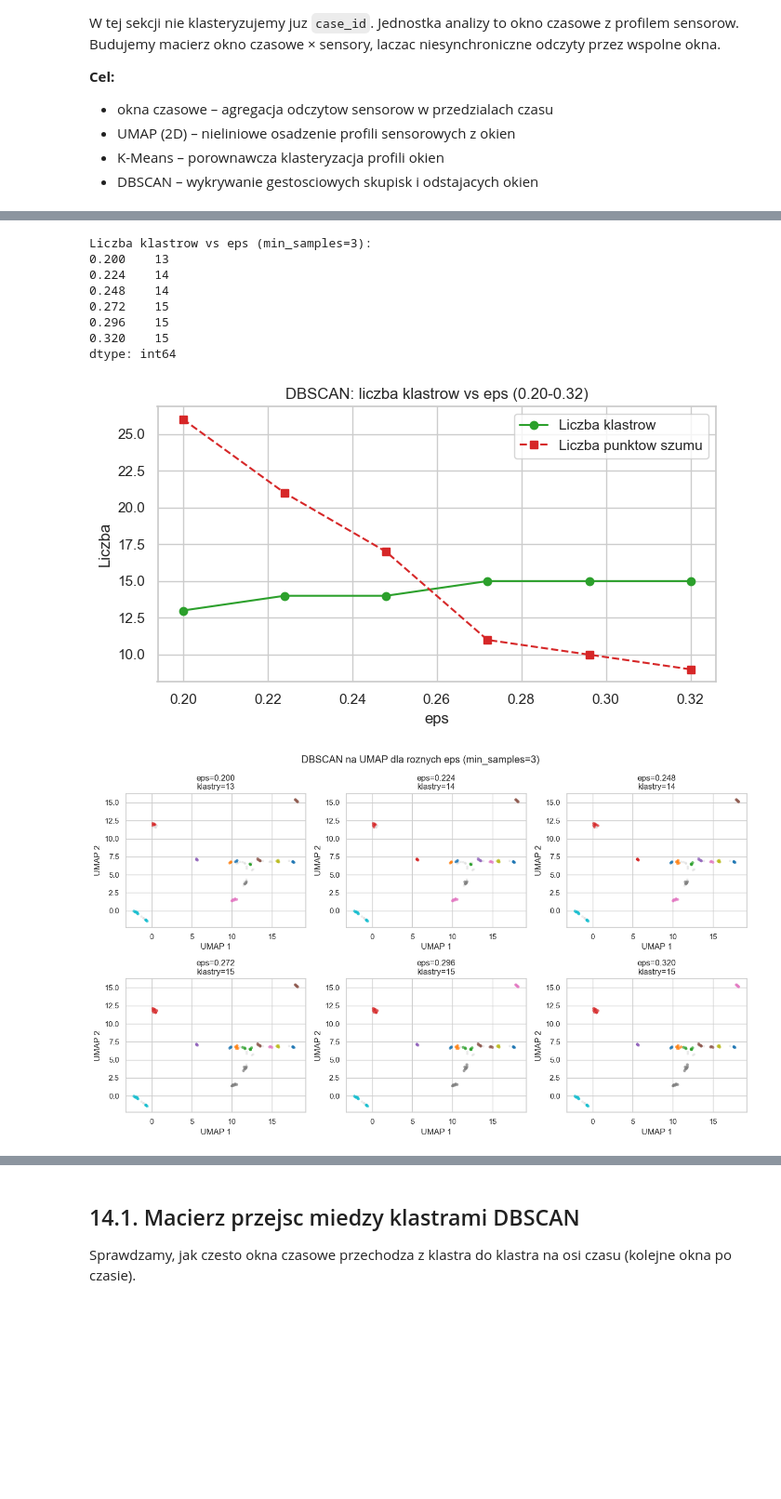
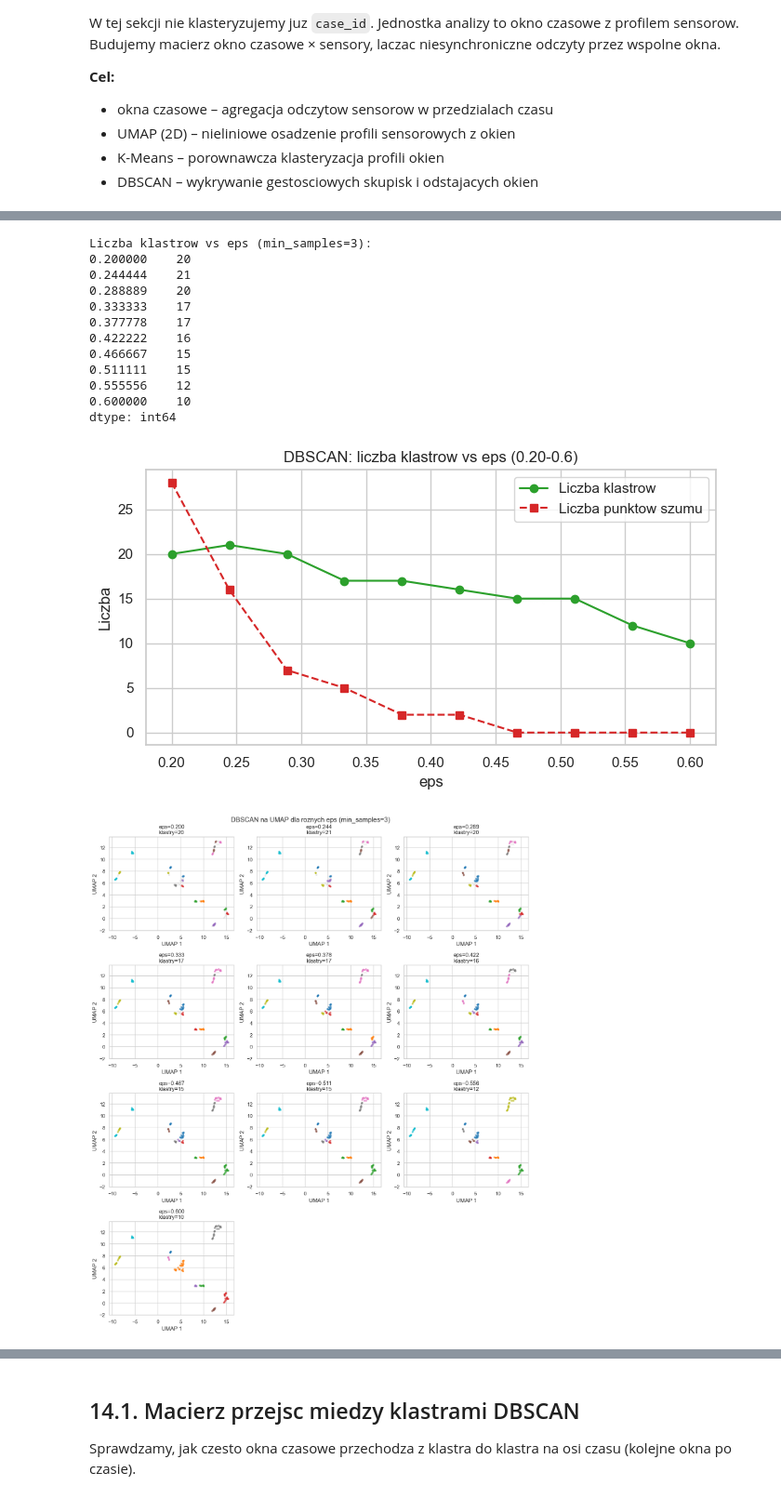
Before and after one commit to midusza04/MAPB, a Jupyter notebook: milestone2_cotton_candy.ipynb, the cells around one changed output, grey strips where cells are left out. Shown at 93% size. Saved outputs shown, nothing was run; the diff lists cells and outputs as text; code cells hidden in the pictures; blank space fills up the shorter version.

```diff
--- a/milestone2_cotton_candy.ipynb
+++ b/milestone2_cotton_candy.ipynb
@@ -924,7 +924,7 @@ fig, axes = plt.subplots(1, 2, figsize=(16, 6))
 
 # LOF score
 sc = axes[0].scatter(X_umap[:, 0], X_umap[:, 1],
-                     c=lof_scores, cmap="viridis", alpha=0.9, s=20)
+                     c=lof_scores, cmap="viridis", vmin=0, vmax=500, alpha=0.9, s=20)
 plt.colorbar(sc, ax=axes[0], label="LOF score")
 axes[0].set_title("LOF score na UMAP")
 axes[0].set_xlabel("UMAP 1")
@@ -1641,7 +1641,7 @@ warnings.filterwarnings("ignore", message=".*n_jobs.*")
 from sklearn.metrics import silhouette_score as _sil
 from sklearn.preprocessing import StandardScaler, MinMaxScaler as _MMS
 
-WINDOW_SIZE = "5min"
+WINDOW_SIZE = "3min"
 MIN_SENSORS_PER_WINDOW = 2
 
 if "df_sensors" not in dir() or df_sensors.empty:
@@ -1723,7 +1723,7 @@ else:
         )
 
         # DBSCAN: ustawione na sztywno wedlug prosby.
-        db_eps = 0.213
+        db_eps = 0.5
         db_min_samples = 3
         window_clusters_db = DBSCAN(eps=db_eps, min_samples=db_min_samples).fit_predict(X_window_umap)
         n_db_window = len(set(window_clusters_db)) - (1 if -1 in window_clusters_db else 0)
@@ -1924,7 +1922,7 @@ if "X_window_umap" not in dir() or X_window_umap is None:
 elif X_window_umap.shape[0] < 5:
     print("Za malo okien do analizy zaleznosci eps.")
 else:
-    eps_values = np.linspace(0.2, 0.32, 6)
+    eps_values = np.linspace(0.2, 0.6, 10)
     min_samples_eps = 3
     cluster_counts = []
     noise_counts = []
@@ -1947,7 +1945,7 @@ else:
     plt.plot(eps_values, noise_counts, "s--", color="#d62728", label="Liczba punktow szumu")
     plt.xlabel("eps")
     plt.ylabel("Liczba")
-    plt.title("DBSCAN: liczba klastrow vs eps (0.20-0.32)")
+    plt.title("DBSCAN: liczba klastrow vs eps (0.20-0.6)")
     plt.legend()
     plt.tight_layout()
     plt.show()
@@ -1957,41 +1955,45 @@ else:
     ncols = 3
     nrows = (n + ncols - 1) // ncols
     fig, axes = plt.subplots(nrows, ncols, figsize=(4.5 * ncols, 4.0 * nrows))
     axes = np.array(axes).reshape(-1)
 
     for i, (eps_val, labels) in enumerate(zip(eps_values, labels_by_eps)):
         ax = axes[i]
         mask_noise = labels == -1
         ax.scatter(
             X_window_umap[~mask_noise, 0], X_window_umap[~mask_noise, 1],
             c=labels[~mask_noise], cmap="tab10", alpha=0.7, s=18, edgecolors="none"
         )
         ax.scatter(
             X_window_umap[mask_noise, 0], X_window_umap[mask_noise, 1],
             c="lightgray", alpha=0.45, s=12, edgecolors="none"
         )
         n_clusters = len(set(labels)) - (1 if -1 in labels else 0)
         ax.set_title(f"eps={eps_val:.3f}\nklastry={n_clusters}")
         ax.set_xlabel("UMAP 1")
         ax.set_ylabel("UMAP 2")
 
     for j in range(n, len(axes)):
         axes[j].set_visible(False)
 
     plt.suptitle("DBSCAN na UMAP dla roznych eps (min_samples=3)")
     plt.tight_layout()
     plt.show()
 # %% [output]
 Liczba klastrow vs eps (min_samples=3):
-0.200    13
-0.224    14
-0.248    14
-0.272    15
-0.296    15
-0.320    15
+0.200000    20
+0.244444    21
+0.288889    20
+0.333333    17
+0.377778    17
+0.422222    16
+0.466667    15
+0.511111    15
+0.555556    12
+0.600000    10
 dtype: int64
-[figure, old version]
+[figure, new version]
-[figure, old version]
+[figure, new version]
 # %%
 # Eksperyment: okno czasowe vs liczba klastrow + wyglad klastrow
 if "df_sensors" not in dir() or df_sensors.empty:
```
Also changed, not shown: parts of 7 cells of this notebook, 18 other files.
